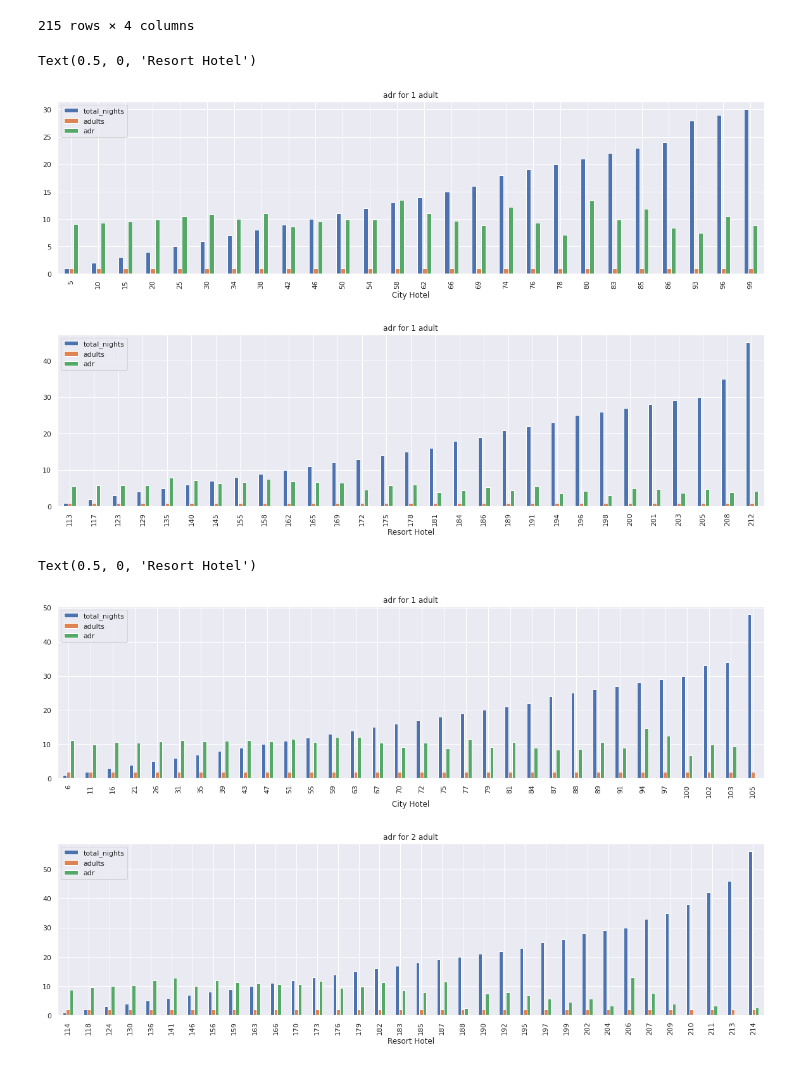
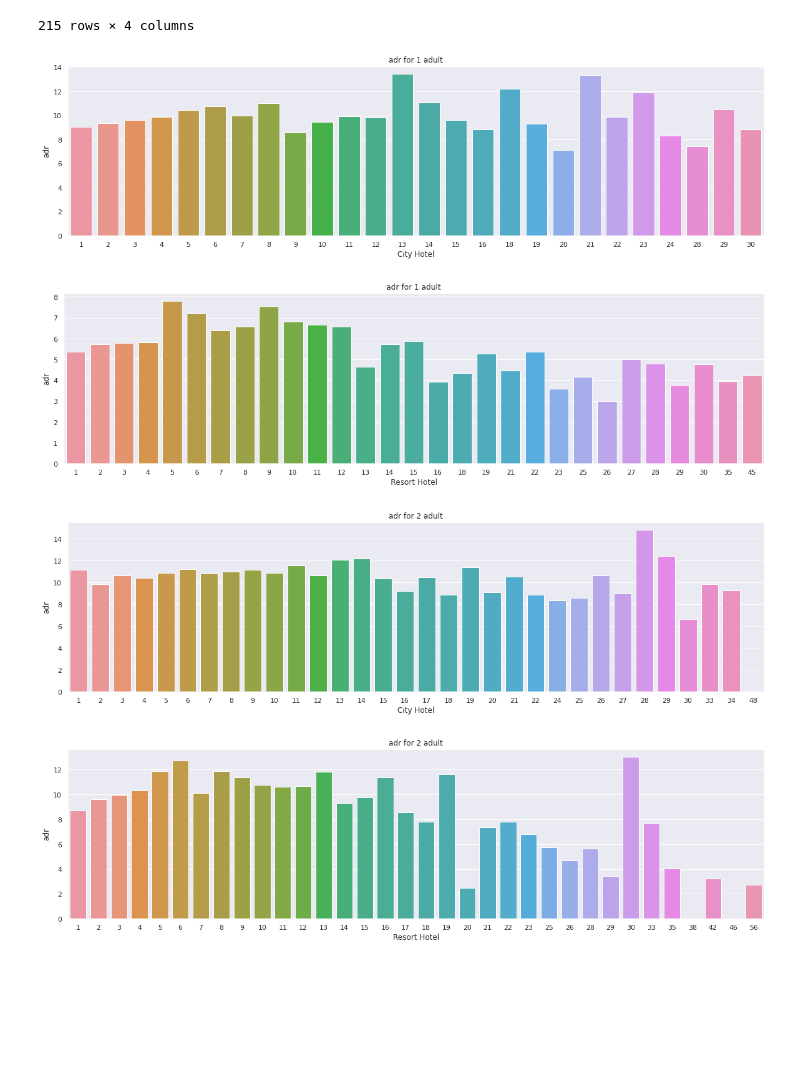
Before and after one commit to shivakumar17/hotel-booking, a Jupyter notebook: Copy_of_Hotel_Booking_Analysis_Capstone_Project.ipynb, the cells around one changed output. Drawn from its saved outputs; the diff is of its cells as text; code cells hidden in the pictures; blank space fills up the shorter version.

```diff
--- a/Copy_of_Hotel_Booking_Analysis_Capstone_Project.ipynb
+++ b/Copy_of_Hotel_Booking_Analysis_Capstone_Project.ipynb
@@ -532,31 +540,31 @@ length
 | 213 | Resort Hotel | 46 | 2 | 0.000000 |
 | 214 | Resort Hotel | 56 | 2 | 27.145000 |
 215 rows × 4 columns
-# %%
-length['adr']=length['adr']/10
 # %%
 plt.rcParams["figure.figsize"] = (20,5)
-length[(length['adults']==1) & (length['total_nights']!=0) & (length['hotel']=='City Hotel')].plot(kind='bar')
+sns.barplot(x='total_nights',y='adr',data=length[(length['adults']==1) & (length['total_nights']!=0) & (length['hotel']=='City Hotel')])
 plt.title('adr for 1 adult')
 plt.xlabel('City Hotel')
-length[(length['adults']==1) & (length['total_nights']!=0) & (length['hotel']=='Resort Hotel')].plot(kind='bar')
+plt.show()
+sns.barplot(x='total_nights',y='adr',data=length[(length['adults']==1) & (length['total_nights']!=0) & (length['hotel']=='Resort Hotel')])
 plt.title('adr for 1 adult')
 plt.xlabel('Resort Hotel')
+plt.show()
 # %% [output]
-Text(0.5, 0, 'Resort Hotel')
-[figure, old version]
+[figure, new version]
-[figure, old version]
+[figure, new version]
 # %%
 plt.rcParams["figure.figsize"] = (20,5)
-length[(length['adults']==2) & (length['total_nights']!=0) & (length['hotel']=='City Hotel')].plot(kind='bar')
-plt.title('adr for 1 adult')
+sns.barplot(x='total_nights',y='adr',data=length[(length['adults']==2) & (length['total_nights']!=0) & (length['hotel']=='City Hotel')])
+plt.title('adr for 2 adult')
 plt.xlabel('City Hotel')
-length[(length['adults']==2) & (length['total_nights']!=0) & (length['hotel']=='Resort Hotel')].plot(kind='bar')
+plt.show()
+sns.barplot(x='total_nights',y='adr',data=length[(length['adults']==2) & (length['total_nights']!=0) & (length['hotel']=='Resort Hotel')])
 plt.title('adr for 2 adult')
 plt.xlabel('Resort Hotel')
+plt.show()
 # %% [output]
-Text(0.5, 0, 'Resort Hotel')
-[figure, old version]
+[figure, new version]
-[figure, old version]
+[figure, new version]
 # %%
 plt.rcParams["figure.figsize"] = (20,5)
```
Also changed, not shown: parts of 16 cells of this notebook.
